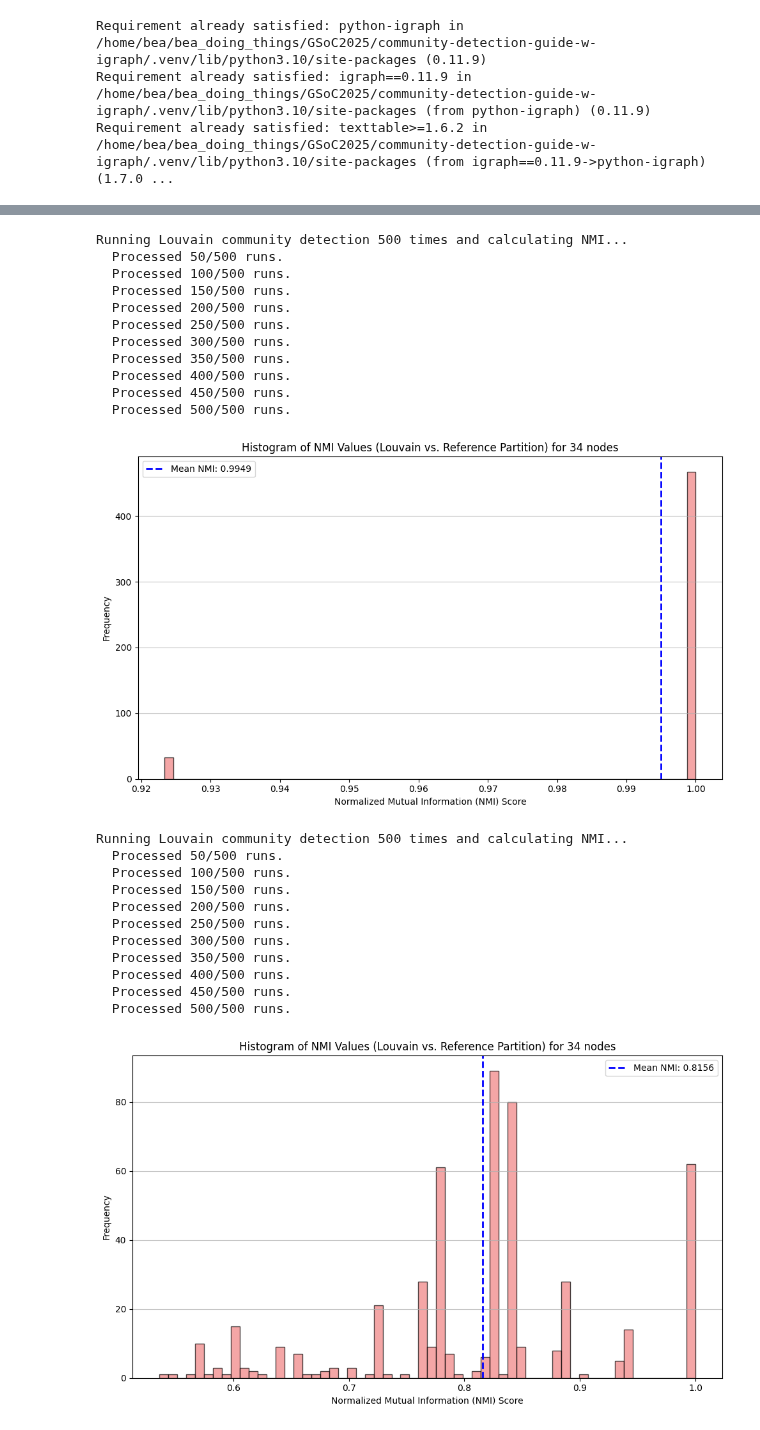
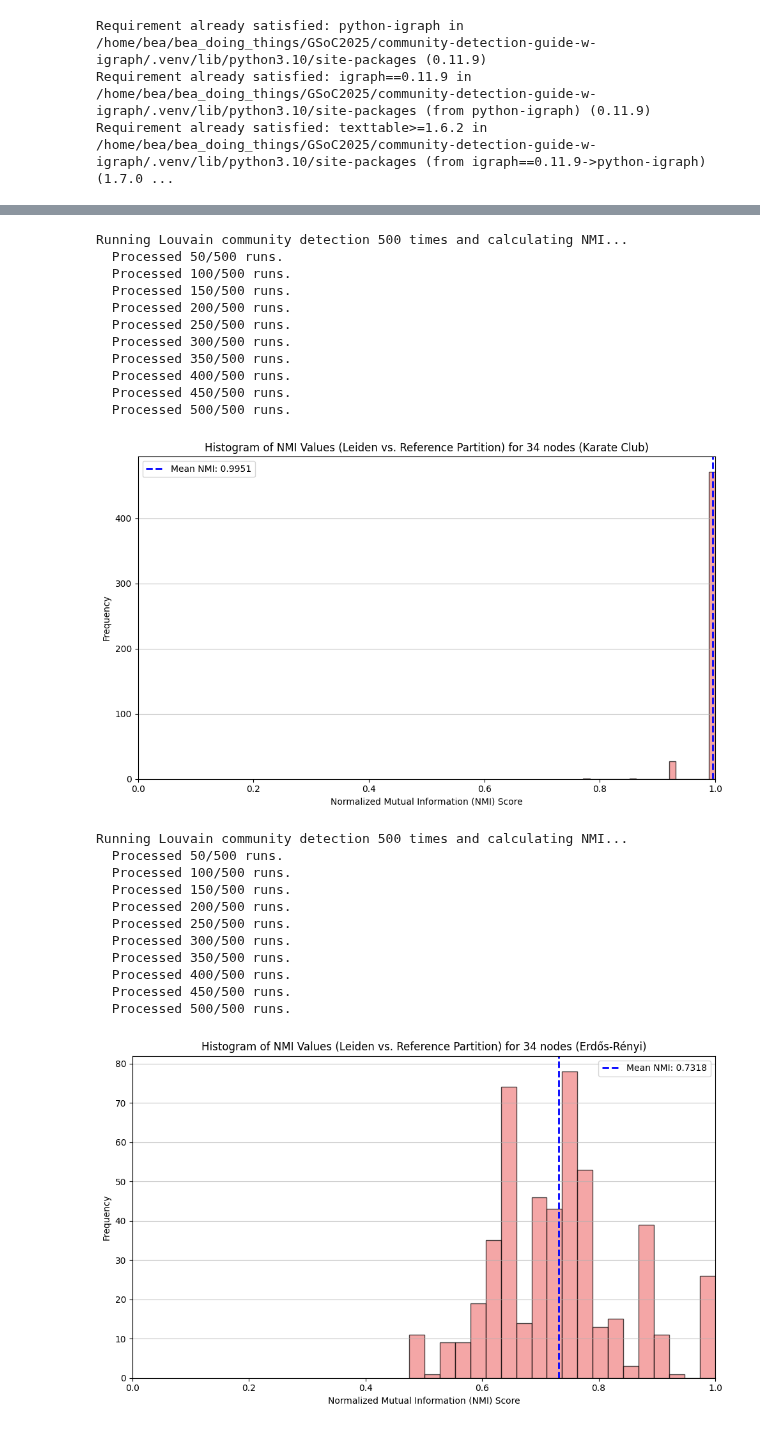
Before and after one commit to BeaMarton13/community-detection-guide-w-igraph, a Jupyter notebook: notebooks/test_community_structure.ipynb, the cells around one changed output, grey strips where cells are left out. Saved outputs shown, nothing was run; the diff lists cells and outputs as text; code cells hidden in the pictures.

```diff
--- a/notebooks/test_community_structure.ipynb
+++ b/notebooks/test_community_structure.ipynb
@@ -71,7 +78,13 @@ Running Louvain community detection 500 times and calculating NMI...
 # %%
-nmi_values = run_stochastic_community_detection(karate_club, reference_partition_karate_club, 500, community_detection_method="leiden")
+params = {
+    "objective_function": "modularity",
+    "resolution": 1.0,
+}
+title = f'Histogram of NMI Values (Leiden vs. Reference Partition) for {karate_club.vcount()} nodes (Karate Club)'
+nmi_values = run_stochastic_community_detection(karate_club, reference_partition_karate_club, 500, community_detection_method="leiden",
+                                                params=params)
 
-plot_nmi_histogram(karate_club, nmi_values)
+plot_nmi_histogram(karate_club, nmi_values, title)
 # %% [output]
 Running Louvain community detection 500 times and calculating NMI...
   Processed 50/500 runs.
@@ -84,21 +97,26 @@ Running Louvain community detection 500 times and calculating NMI...
   Processed 400/500 runs.
   Processed 450/500 runs.
   Processed 500/500 runs.
-[figure, old version]
+[figure, new version]
 # %%
-nmi_values = run_stochastic_community_detection(er_graph, reference_partition_er, 500, community_detection_method="leiden")
+params = {
+    "objective_function": "modularity",
+    "resolution": 1.0,
+}
+title = f'Histogram of NMI Values (Leiden vs. Reference Partition) for {er_graph.vcount()} nodes (Erdős-Rényi)'
+nmi_values = run_stochastic_community_detection(er_graph, reference_partition_er, 500, community_detection_method="leiden", params=params)
 
-plot_nmi_histogram(er_graph, nmi_values)
+plot_nmi_histogram(er_graph, nmi_values, title)
 # %% [output]
 Running Louvain community detection 500 times and calculating NMI...
   Processed 50/500 runs.
   Processed 100/500 runs.
   Processed 150/500 runs.
   Processed 200/500 runs.
   Processed 250/500 runs.
   Processed 300/500 runs.
   Processed 350/500 runs.
   Processed 400/500 runs.
   Processed 450/500 runs.
   Processed 500/500 runs.
-[figure, old version]
+[figure, new version]
```
Also changed, not shown: parts of 17 cells of this notebook, 1 other file.
